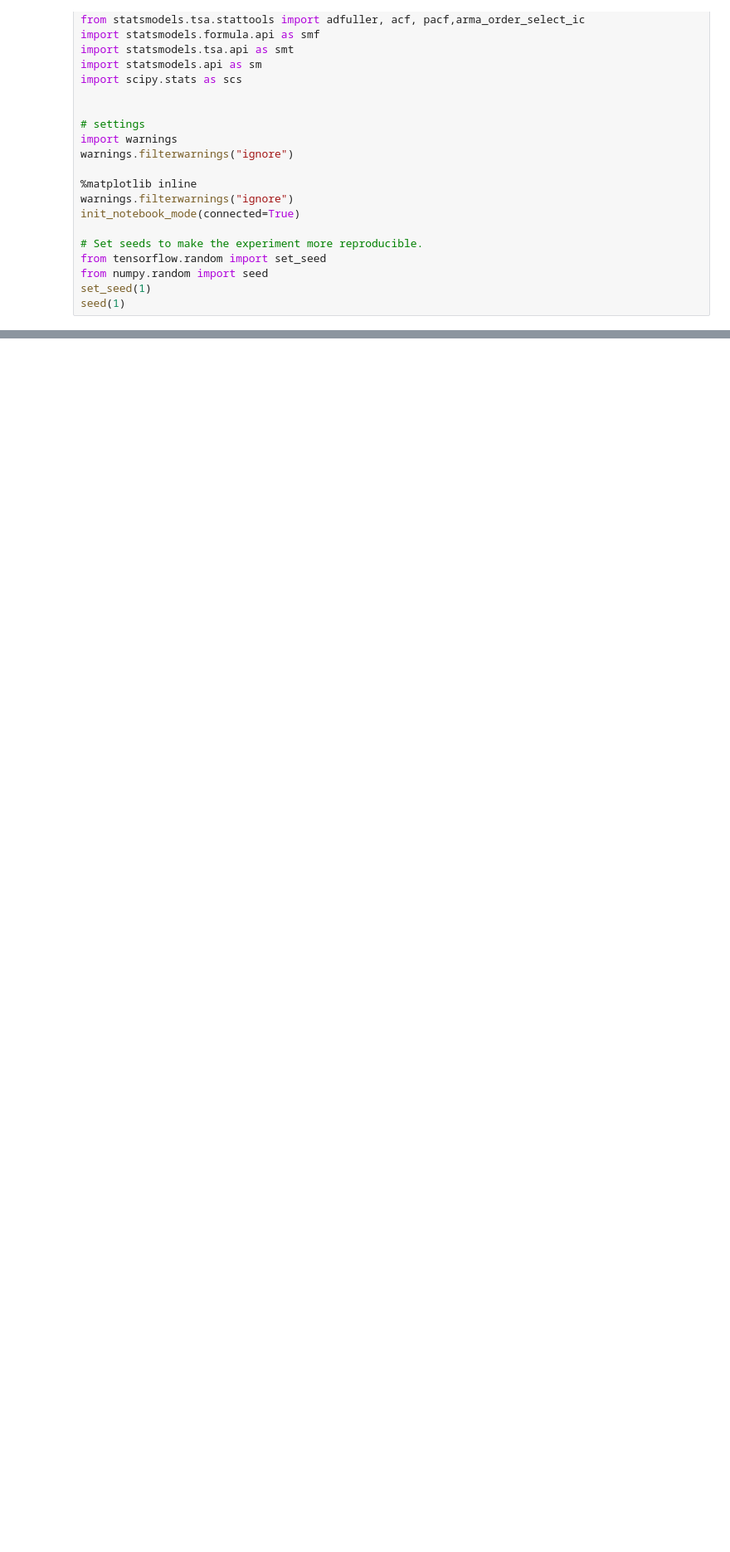
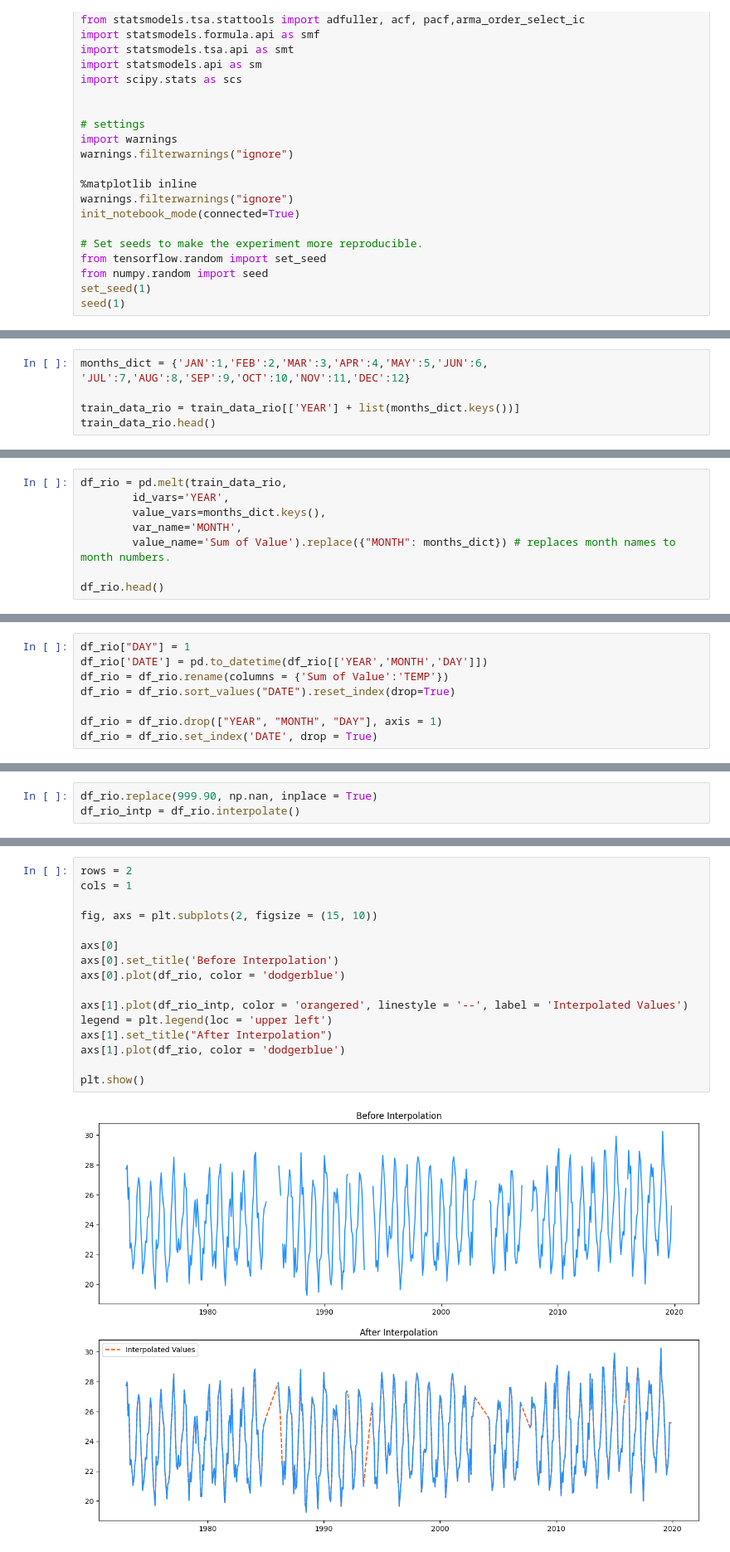
Before and after one commit to camazlucas/PEE-CPE727-Aprendizado-Profundo, a Jupyter notebook: 2024-03/Seminarios/11 - Aplicacoes em Series Temporais/Aplicacao em Series Temporais.ipynb, the cells around one changed output, grey strips where cells are left out. Shown at 83% size. Cells and saved outputs as stored; diff of their text form; blank space fills up the shorter version.

```diff
--- a/2024-03/Seminarios/11 - Aplicacoes em Series Temporais/Aplicacao em Series Temporais.ipynb
+++ b/2024-03/Seminarios/11 - Aplicacoes em Series Temporais/Aplicacao em Series Temporais.ipynb
@@ -56,0 +103,5 @@ seed(1)
+# %%
+months_dict = {'JAN':1,'FEB':2,'MAR':3,'APR':4,'MAY':5,'JUN':6, 'JUL':7,'AUG':8,'SEP':9,'OCT':10,'NOV':11,'DEC':12}
+
+train_data_rio = train_data_rio[['YEAR'] + list(months_dict.keys())]
+train_data_rio.head()
@@ -56,0 +159,8 @@ seed(1)
+# %%
+df_rio = pd.melt(train_data_rio,
+        id_vars='YEAR',
+        value_vars=months_dict.keys(),
+        var_name='MONTH',
+        value_name='Sum of Value').replace({"MONTH": months_dict}) # replaces month names to month numbers.
+
+df_rio.head()
@@ -56,0 +174,8 @@ seed(1)
+# %%
+df_rio["DAY"] = 1
+df_rio['DATE'] = pd.to_datetime(df_rio[['YEAR','MONTH','DAY']])
+df_rio = df_rio.rename(columns = {'Sum of Value':'TEMP'})
+df_rio = df_rio.sort_values("DATE").reset_index(drop=True)
+
+df_rio = df_rio.drop(["YEAR", "MONTH", "DAY"], axis = 1)
+df_rio = df_rio.set_index('DATE', drop = True)
@@ -56,0 +209,3 @@ seed(1)
+# %%
+df_rio.replace(999.90, np.nan, inplace = True)
+df_rio_intp = df_rio.interpolate()
@@ -56,0 +216,18 @@ seed(1)
+# %%
+rows = 2
+cols = 1
+
+fig, axs = plt.subplots(2, figsize = (15, 10))
+
+axs[0]
+axs[0].set_title('Before Interpolation')
+axs[0].plot(df_rio, color = 'dodgerblue')
+
+axs[1].plot(df_rio_intp, color = 'orangered', linestyle = '--', label = 'Interpolated Values')
+legend = plt.legend(loc = 'upper left')
+axs[1].set_title("After Interpolation")
+axs[1].plot(df_rio, color = 'dodgerblue')
+
+plt.show()
+# %% [output]
+[figure, added]
```
Also changed, not shown: parts of 43 cells of this notebook.
